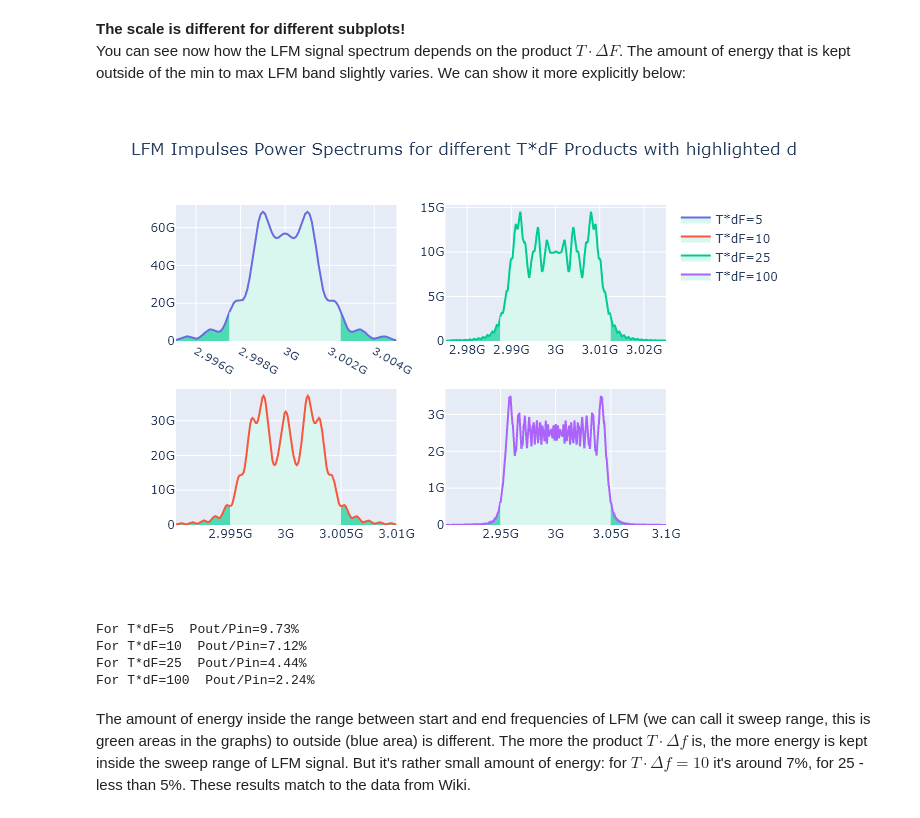
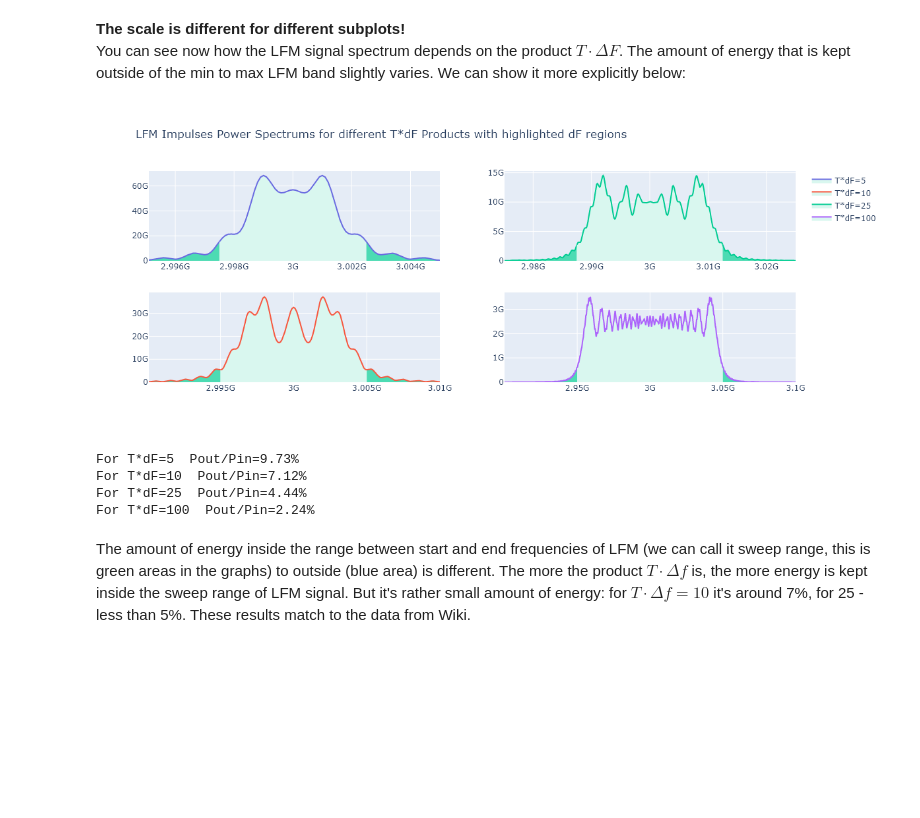
Before and after one commit to olddudealex/rf-notebooks, a Jupyter notebook: static/pulse-modulation_pt1-static.ipynb, the cells around one changed output. Saved outputs shown, nothing was run; the diff lists cells and outputs as text; code cells hidden in the pictures; blank space fills up the shorter version.

```diff
--- a/static/pulse-modulation_pt1-static.ipynb
+++ b/static/pulse-modulation_pt1-static.ipynb
@@ -222,7 +222,7 @@ fig.add_trace(go.Scatter(x=data4.freq_domain_x,
                          y=np.power(data4.freq_domain, 2),
                          name=f"T*dF={s4.L_sec*s4.delta_f:0.0f}"), row=2, col=2)
 
-fig.update_layout(hovermode='x unified', height=500, title_text="LFM Impulses Power Spectrums for different T*dF Products")
+fig.update_layout(hovermode='x unified', height=500, width=1200, title_text="LFM Impulses Power Spectrums for different T*dF Products")
 fig.update_xaxes(exponentformat="SI")
 fig.update_yaxes(exponentformat="SI")
 fig.show()
@@ -251,35 +251,35 @@ def plot_freq_band(signals: list[pd.LfmSignal], plot_data: list[pd.PlotData], ti
                                     fill="tozeroy",
                                     fillcolor="#D9F7EF",
                                     name=legend), row=row, col=col)
 
             fig.add_trace(go.Scatter(x=data[2].freq_domain_x,
                                     y=np.power(data[2].freq_domain, 2),
                                     line_color=line_color,
                                     fill="tozeroy",
                                     fillcolor="#4CDBB3",
                                     showlegend=False), row=row, col=col)
 
 
       fig = make_subplots(rows=2, cols=2)
       add_band_trace(fig, 1, 1, separated_data[0], "#6A6BE1", f"T*dF={signals[0].L_sec*signals[0].delta_f:0.0f}")
       add_band_trace(fig, 2, 1, separated_data[1], "#F7573F", f"T*dF={signals[1].L_sec*signals[1].delta_f:0.0f}")
       add_band_trace(fig, 1, 2, separated_data[2], "#00CC92", f"T*dF={signals[2].L_sec*signals[2].delta_f:0.0f}")
       add_band_trace(fig, 2, 2, separated_data[3], "#AC63FB", f"T*dF={signals[3].L_sec*signals[3].delta_f:0.0f}")
 
-      fig.update_layout(hovermode='x unified', height=500, title_text=title_text)
+      fig.update_layout(hovermode='x unified', height=500, width=1200, title_text=title_text)
       fig.update_xaxes(exponentformat="SI")
       fig.update_yaxes(exponentformat="SI")
       fig.show()
 
       def power_relation(data: list[pd.PlotData]):
             return 2 * np.sum(np.power(data[0].freq_domain, 2)) / np.sum(np.power(data[1].freq_domain, 2))
 
       for i, s in enumerate(signals):
             print(f"For T*dF={s.L_sec*s.delta_f:0.0f}  Pout/Pin="f"{100 * power_relation(separated_data[i]) :.2f}%")
 
 plot_freq_band([s1, s2, s3, s4], [data1, data2, data3, data4], "LFM Impulses Power Spectrums for different T*dF Products with highlighted dF regions")
 # %% [output]
-[figure, old version]
+[figure, new version]
 For T*dF=5  Pout/Pin=9.73%
 For T*dF=10  Pout/Pin=7.12%
 For T*dF=25  Pout/Pin=4.44%
```
Also changed, not shown: parts of 7 cells of this notebook, 3 other files.
